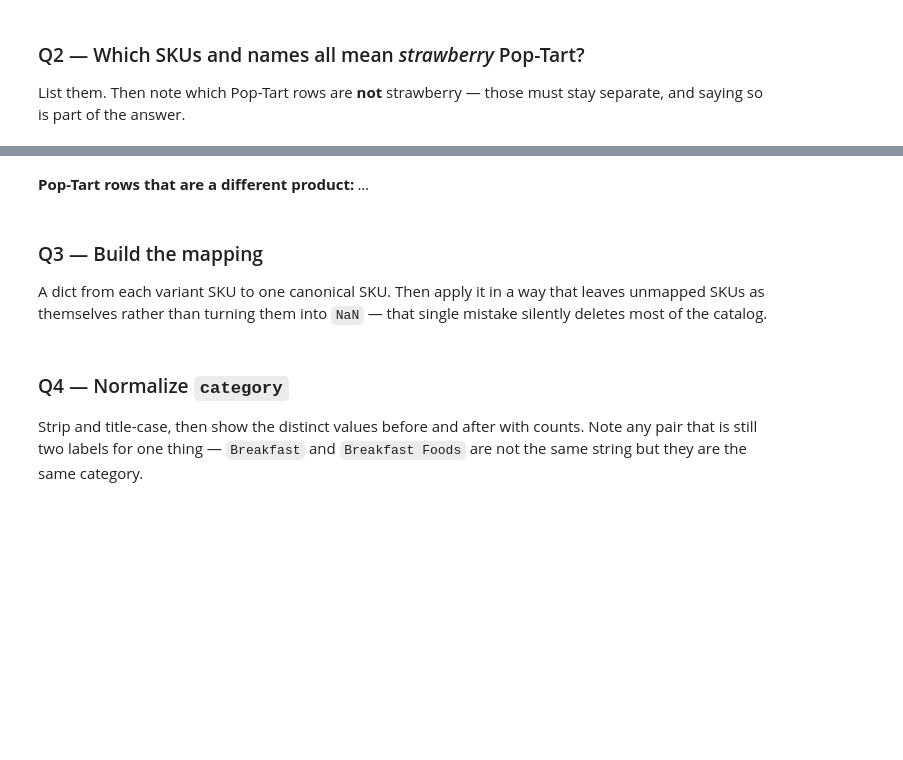
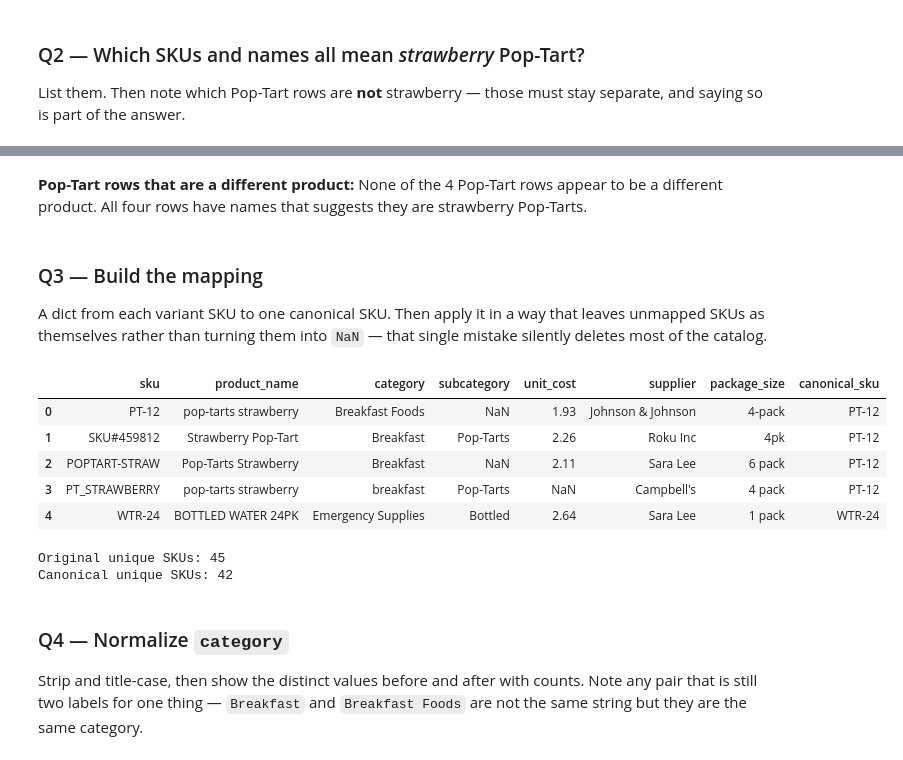
Before and after one commit to ekee7/cuisine-and-coordinates, a Jupyter notebook: notebooks/05-etl-walmart/2026-10-16 — Walmart Warm-Up SKU Mess — Lab.ipynb, the cells around one changed output, grey strips where cells are left out. Saved outputs shown, nothing was run; the diff lists cells and outputs as text; code cells hidden in the pictures; blank space fills up the shorter version.

```diff
--- a/notebooks/05-etl-walmart/2026-10-16 — Walmart Warm-Up SKU Mess — Lab.ipynb
+++ b/notebooks/05-etl-walmart/2026-10-16 — Walmart Warm-Up SKU Mess — Lab.ipynb
@@ -34,11 +102,38 @@ List them. Then note which Pop-Tart rows are **not** strawberry — those must s
 # %% [markdown]
-**Pop-Tart rows that are a different product:** _..._
+**Pop-Tart rows that are a different product:** None of the 4 Pop-Tart rows appear to be a different product. All four rows have names that suggests they are strawberry Pop-Tarts.
 # %% [markdown]
 ### Q3 — Build the mapping
 
 A dict from each variant SKU to one canonical SKU. Then apply it in a way that leaves unmapped SKUs as themselves rather than turning them into `NaN` — that single mistake silently deletes most of the catalog.
 # %%
-# TODO
+# SKU mapping to one canonical SKU (PT-12)
+sku_mapping = {
+    'PT-12': 'PT-12',
+    'SKU#459812': 'PT-12',
+    'POPTART-STRAW': 'PT-12',
+    'PT_STRAWBERRY': 'PT-12'
+}
+
+# Apply it in a way that leaves unmapped SKUs as themselves rather than NaN values
+cat['canonical_sku'] = cat['sku'].map(sku_mapping).fillna(cat['sku'])
+
+cat.head()
+# %% [output]
+|  | sku | product_name | category | subcategory | unit_cost | supplier | package_size | canonical_sku |
+| 0 | PT-12 | pop-tarts strawberry | Breakfast Foods | NaN | 1.93 | Johnson & Johnson | 4-pack | PT-12 |
+| 1 | SKU#459812 | Strawberry Pop-Tart | Breakfast | Pop-Tarts | 2.26 | Roku Inc | 4pk | PT-12 |
+| 2 | POPTART-STRAW | Pop-Tarts Strawberry | Breakfast | NaN | 2.11 | Sara Lee | 6 pack | PT-12 |
+| 3 | PT_STRAWBERRY | pop-tarts strawberry | breakfast | Pop-Tarts | NaN | Campbell's | 4 pack | PT-12 |
+| 4 | WTR-24 | BOTTLED WATER 24PK | Emergency Supplies | Bottled | 2.64 | Sara Lee | 1 pack | WTR-24 |
+# %%
+# Confirm result by verifying the number of unique original and canonical SKUs
+print("Original unique SKUs:", cat['sku'].nunique())
+print("Canonical unique SKUs:", cat['canonical_sku'].nunique())
+
+# Changed 3 SKUs to map to PT-12 so correct
+# %% [output]
+Original unique SKUs: 45
+Canonical unique SKUs: 42
 # %% [markdown]
 ### Q4 — Normalize `category`
 
```
Also changed, not shown: parts of 16 cells of this notebook.
